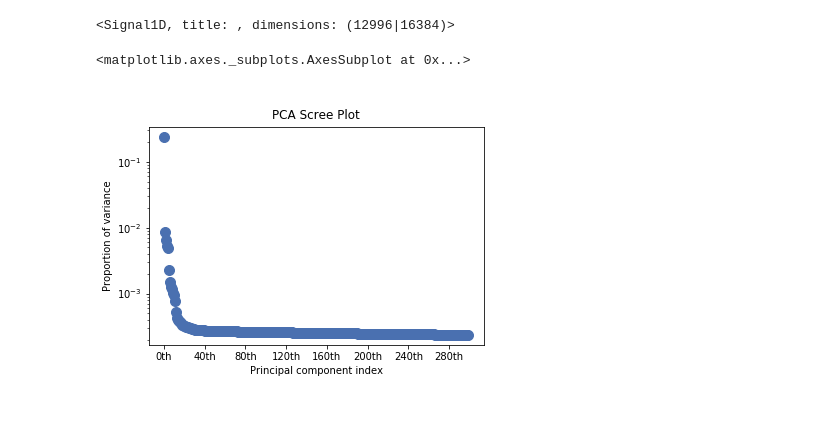
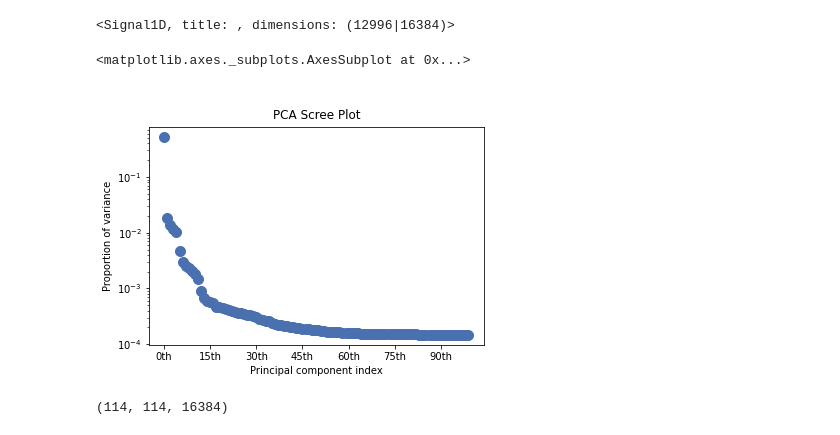
Before and after one commit to CY-Zhang/PyProcessingCodes, a Jupyter notebook: TensorDenoise/MatrixPCA_noiseLevel.ipynb, the cells around one changed output. Cells and saved outputs as stored; diff of their text form; code cells hidden in the pictures.

```diff
--- a/TensorDenoise/MatrixPCA_noiseLevel.ipynb
+++ b/TensorDenoise/MatrixPCA_noiseLevel.ipynb
@@ -10,12 +10,12 @@ from hyperspy import signals
 ## This script tests matrix PCA performance on simulated data with different noise level
 # %%
 path ='D:/2020/TensorSVD/ManuscriptRelated/SimulationData/'
-raw_data = sio.loadmat(path + 'DenoiseInput_fullsize/SiDislocation/Simulation_noisy_SiDisl_slc5_1000FPS.mat')
+raw_data = sio.loadmat(path + 'DenoiseInput_fullsize/SiDislocation/Simulation_noisy_SiDisl_slc5_10000FPS.mat')
 raw_data = raw_data['datacube']
 
-truth_data = np.load(path + 'DenoiseInput_fullsize/SiDislocation/Simulation_truth_SiDisl_slc5_1000FPS.npy')
+truth_data = np.load(path + 'DenoiseInput_fullsize/SiDislocation/Simulation_truth_SiDisl_slc5_10000FPS.npy')
 
-denoised_data = sio.loadmat(path + 'DenoiseOutput_fullsize/SiDislocation/Simulation_tensor_SiDisl_slc5_1000FPS.mat')
+denoised_data = sio.loadmat(path + 'DenoiseOutput_fullsize/SiDislocation/Simulation_tensor_SiDisl_slc5_10000FPS_optimized.mat')
 denoised_data = denoised_data['est_HOOI']
 # %%
 print(raw_data.shape)
@@ -35,13 +35,15 @@ im
 <Signal1D, title: , dimensions: (12996|16384)>
 # %%
 im.decomposition()
-im.plot_explained_variance_ratio(n=300,linewidth=1)
+im.plot_explained_variance_ratio(n=100,linewidth=1)
 # %% [output]
 <matplotlib.axes._subplots.AxesSubplot at 0x...>
-[figure, old version]
+[figure, new version]
 # %%
-im_denoise = im.get_decomposition_model(25)
+im_denoise = im.get_decomposition_model(80)
 PCA_data = np.asarray(im_denoise)
 PCA_data = PCA_data.reshape(114,114,16384)
 PCA_data.shape
-np.save(path + 'DenoiseOutput_fullsize/SiDislocation/Simulation_PCA_SiDisl_slc5_1000FPS_25comp.npy',PCA_data)
+# np.save(path + 'DenoiseOutput_fullsize/SiDislocation/Simulation_PCA_SiDisl_slc5_1000FPS_25comp.npy',PCA_data)
+# %% [output]
+(114, 114, 16384)
```
Also changed, not shown: parts of 4 cells of this notebook, 2 other files.
